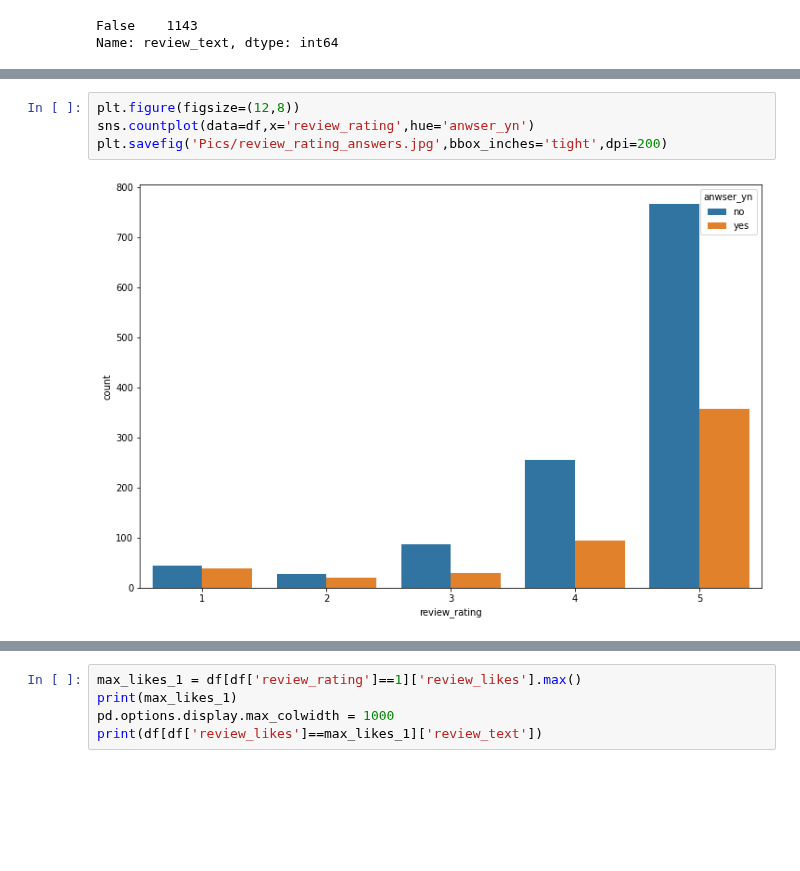
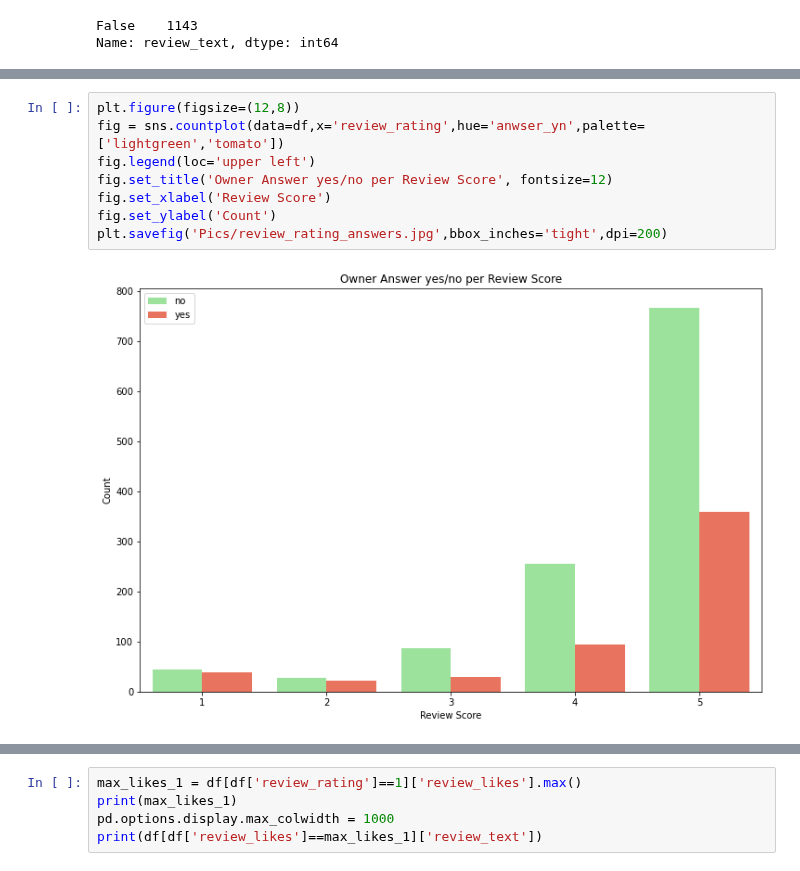
Before and after one commit to MalkAle/Google-Reviews-Restaurant-Analysis, a Jupyter notebook: Reviews_Analysis.ipynb, the cells around one changed output, grey strips where cells are left out. Saved outputs shown, nothing was run; the diff lists cells and outputs as text; blank space fills up the shorter version.

```diff
--- a/Reviews_Analysis.ipynb
+++ b/Reviews_Analysis.ipynb
@@ -183,6 +194,10 @@ plt.savefig('Pics/review_rating_text_yn.jpg',bbox_inches='tight',dpi=200)
 # %%
 plt.figure(figsize=(12,8))
-sns.countplot(data=df,x='review_rating',hue='anwser_yn')
+fig = sns.countplot(data=df,x='review_rating',hue='anwser_yn',palette=['lightgreen','tomato'])
+fig.legend(loc='upper left')
+fig.set_title('Owner Answer yes/no per Review Score', fontsize=12)
+fig.set_xlabel('Review Score')
+fig.set_ylabel('Count')
 plt.savefig('Pics/review_rating_answers.jpg',bbox_inches='tight',dpi=200)
 # %% [output]
-[figure, old version]
+[figure, new version]
```
Also changed, not shown: parts of 20 cells of this notebook, 2 other files.
